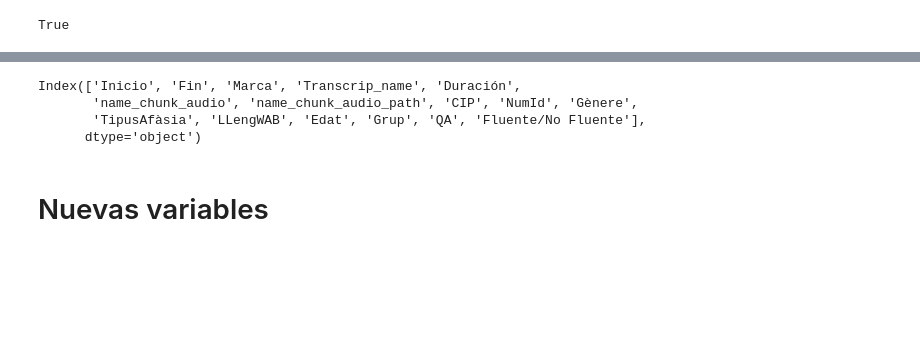
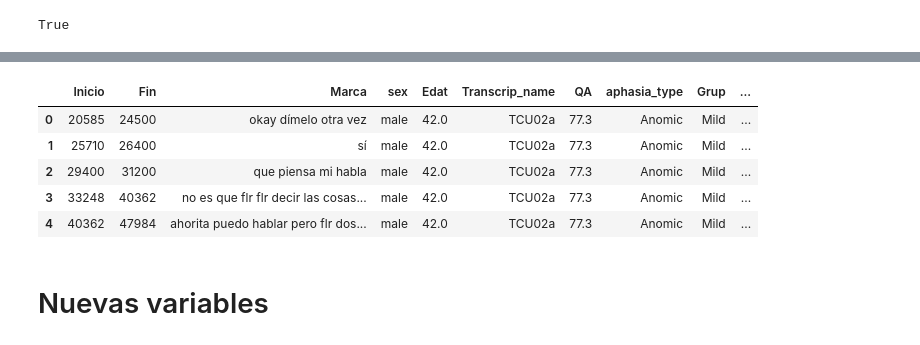
Before and after one commit to monirome/afasia_catalan, a Jupyter notebook: 2.analisis_datos.ipynb, the cells around one changed output, grey strips where cells are left out. Saved outputs shown, nothing was run; the diff lists cells and outputs as text; code cells hidden in the pictures; blank space fills up the shorter version.

```diff
--- a/2.analisis_datos.ipynb
+++ b/2.analisis_datos.ipynb
@@ -23,13 +24,19 @@ df.head()
 | 2 | 12.70200 | 16.44938 | IL | 02_003_CAT_Lamina | 3.74738 | 02_003_CAT_Lamina_12.70200_16.449... | /Users/monicaromero/PycharmProjec... | 02_003 | ... |
 | 3 | 16.85885 | 85.00000 | IL | 02_003_CAT_Lamina | 68.14115 | 02_003_CAT_Lamina_16.85885_85.000... | /Users/monicaromero/PycharmProjec... | 02_003 | ... |
 | 4 | 9.00000 | 10.23467 | arbol | 01_001_CAT_descripcio lamina | 1.23467 | 01_001_CAT_descripcio lamina_9.00... | /Users/monicaromero/PycharmProjec... | 01_001 | ... |
-# %%
-df.columns
-# %% [output]
-Index(['Inicio', 'Fin', 'Marca', 'Transcrip_name', 'Duración',
-       'name_chunk_audio', 'name_chunk_audio_path', 'CIP', 'NumId', 'Gènere',
-       'TipusAfàsia', 'LLengWAB', 'Edat', 'Grup', 'QA', 'Fluente/No Fluente'],
-      dtype='object')
+# %%
+#APHASIABANK
+path_data = '/Users/monicaromero/PycharmProjects/afasia_cat/aphasiabank_es/'
+
+df_aphbank = pd.read_csv(path_data + 'df_ES_clean_updated.csv', encoding='utf-8')
+df_aphbank.head()
+# %% [output]
+|  | Inicio | Fin | Marca | sex | Edat | Transcrip_name | QA | aphasia_type | Grup | ... |
+| 0 | 20585 | 24500 | okay dímelo otra vez | male | 42.0 | TCU02a | 77.3 | Anomic | Mild | ... |
+| 1 | 25710 | 26400 | sí | male | 42.0 | TCU02a | 77.3 | Anomic | Mild | ... |
+| 2 | 29400 | 31200 | que piensa mi habla | male | 42.0 | TCU02a | 77.3 | Anomic | Mild | ... |
+| 3 | 33248 | 40362 | no es que flr flr decir las cosas... | male | 42.0 | TCU02a | 77.3 | Anomic | Mild | ... |
+| 4 | 40362 | 47984 | ahorita puedo hablar pero flr dos... | male | 42.0 | TCU02a | 77.3 | Anomic | Mild | ... |
 # %% [markdown]
 # Nuevas variables
 # %% [markdown]
```
Also changed, not shown: parts of 9 cells of this notebook, 2 other files.
